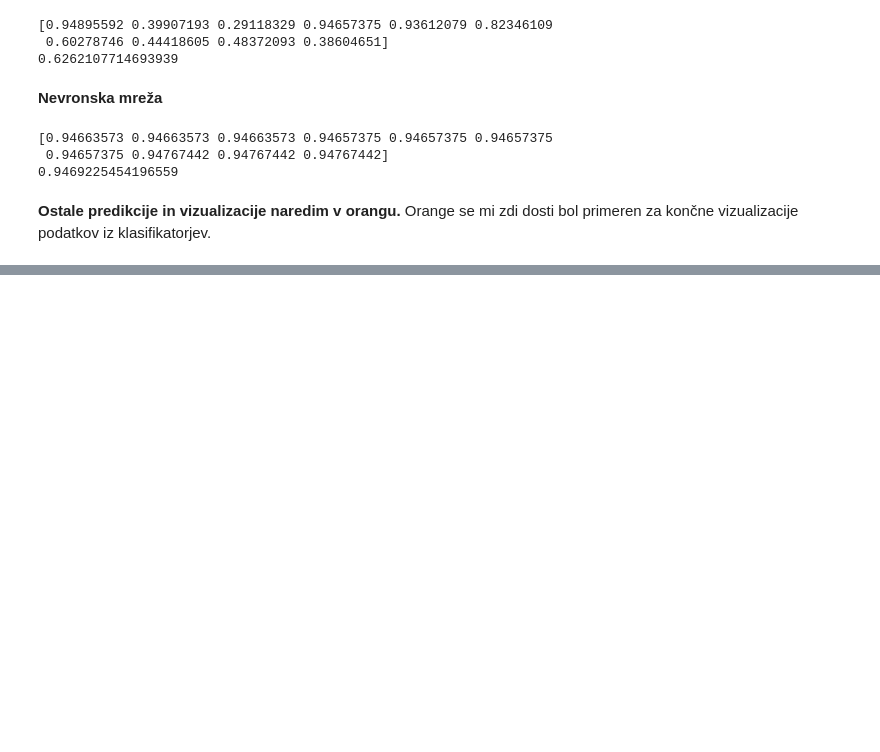
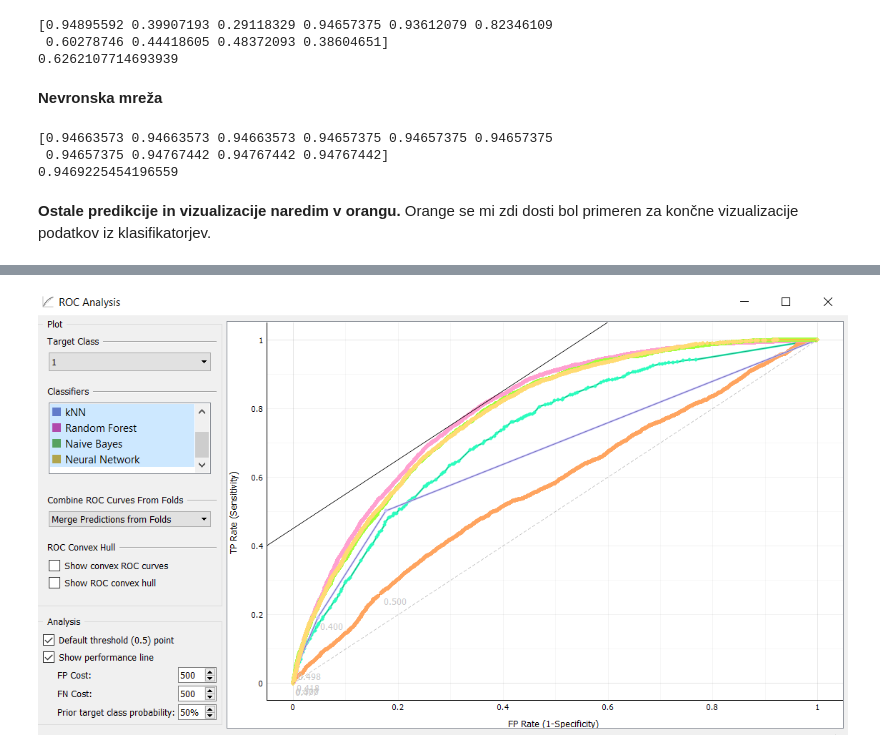
Before and after one commit to martinkucer/PR18MK, a Jupyter notebook: Virus Prediction Project.ipynb, the cells around one changed output, grey strips where cells are left out. Saved outputs shown, nothing was run; the diff lists cells and outputs as text; code cells hidden in the pictures; blank space fills up the shorter version.

```diff
--- a/Virus Prediction Project.ipynb
+++ b/Virus Prediction Project.ipynb
@@ -405,2 +407,6 @@ print(nn_scores.mean())
+# %%
+Image(filename="roc.png")
+# %% [output]
+[figure, added]
 # %% [markdown]
 **primerjava mojih rezltatov z rezultati iz kaggla:** Moji modeli se predvidoma uvrstijo okoli 100 tega mesta. Kar je visoko v zgornji polovici od vseh 1306 tekmovalcev.
```
Also changed, not shown: parts of 8 cells of this notebook.
